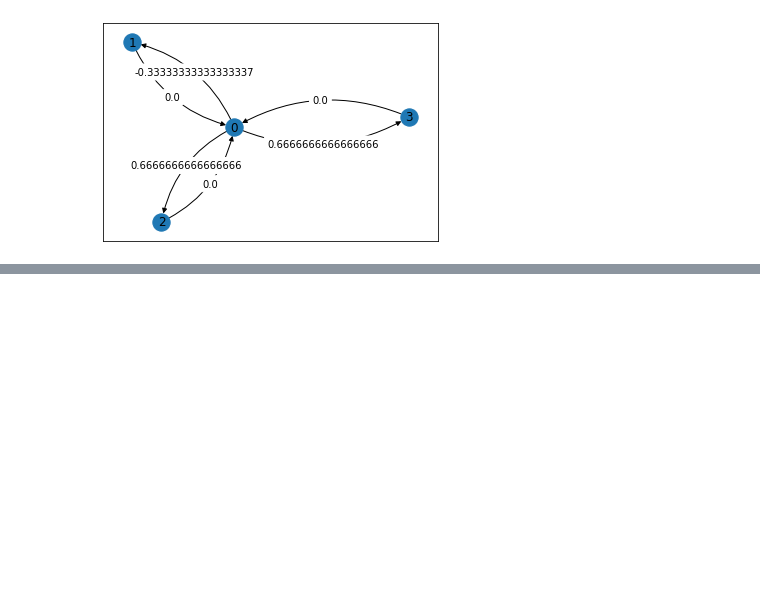
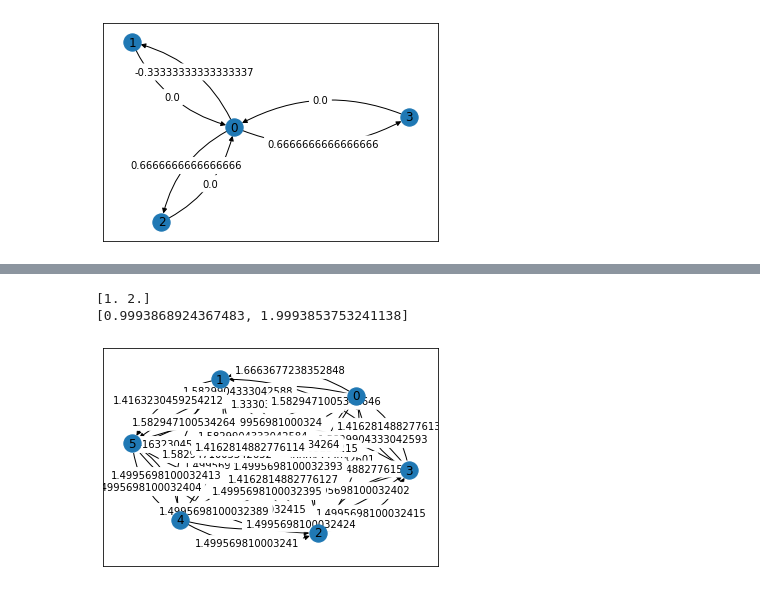
Before and after one commit to Tshou1219/qba, a Jupyter notebook: main.ipynb, the cells around one changed output, grey strips where cells are left out. Cells and saved outputs as stored; diff of their text form; code cells hidden in the pictures; blank space fills up the shorter version.

```diff
--- a/main.ipynb
+++ b/main.ipynb
@@ -110,0 +113,15 @@ G.plot()
+# %%
+import matplotlib.pyplot as plt
+import networkx as nx
+import label
+from grover import Grover
+from qw import ArcGraph
+from ba import BAModel
+
+G=Grover([])
+G.complete_graph(6)
+G.run_flowed_grover(100,[[0,2.0],[1,1.0]])
+# %% [output]
+[1. 2.]
+[0.9993868924367483, 1.9993853753241138]
+[figure, added]
```
Also changed, not shown: parts of 1 cell of this notebook, 2 other files.
